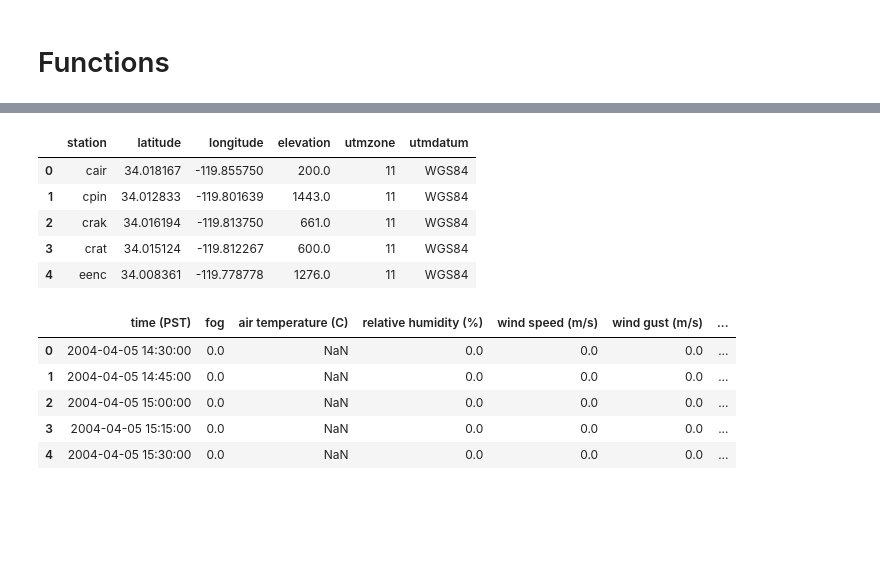
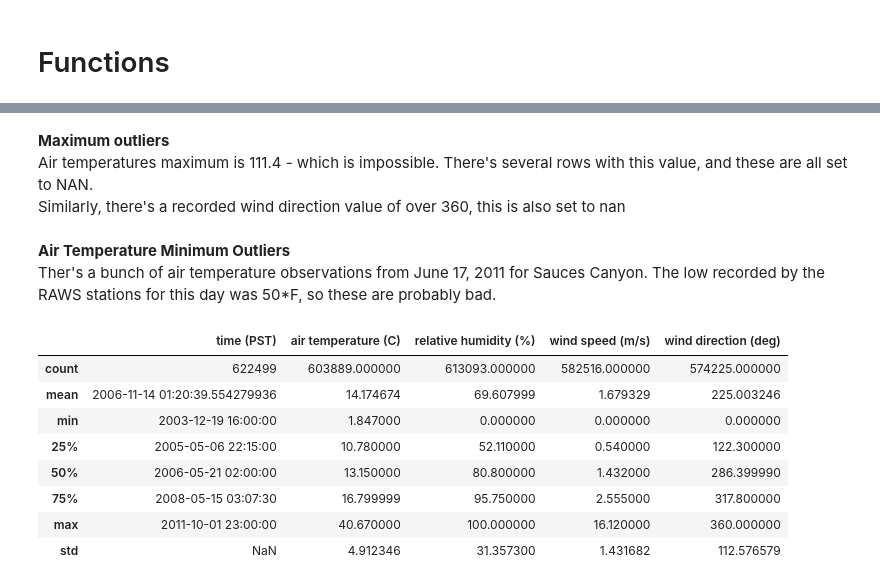
Before and after one commit to UCSB-NRS/sci-wrf-analysis, a Jupyter notebook: notebooks/wrf-met-validation.ipynb, the cells around one changed output, grey strips where cells are left out. Cells and saved outputs as stored; diff of their text form; code cells hidden in the pictures; blank space fills up the shorter version.

```diff
--- a/notebooks/wrf-met-validation.ipynb
+++ b/notebooks/wrf-met-validation.ipynb
@@ -40,4 +43,8 @@ met_coords = pd.read_csv(met_coords_fpath)  # Info about the weather stations
 # Set up met_df
 met_df = pd.read_csv(met_df_fpath, index_col=0)
 met_df['time (PST)'] = pd.to_datetime(met_df['time (PST)'])
-met_df = met_df.set_index(['site', 'time (PST)'])
+
+met_df = met_df[['site', 'time (PST)', 'air temperature (C)', 'relative humidity (%)', 'wind speed (m/s)', 'wind direction (deg)']]
+met_df = met_df.loc[~met_df['site'].isin(['eend', 'eenc', 'crat', 'pozo-smo2', 'pozo-smo1'])]  # Drop irrelevant sites
+
+met_df.describe()
@@ -44,18 +61,30 @@ met_df = met_df.set_index(['site', 'time (PST)'])
-# %%
-met_coords.head()
-# %% [output]
-|  | station | latitude | longitude | elevation | utmzone | utmdatum |
-| 0 | cair | 34.018167 | -119.855750 | 200.0 | 11 | WGS84 |
-| 1 | cpin | 34.012833 | -119.801639 | 1443.0 | 11 | WGS84 |
-| 2 | crak | 34.016194 | -119.813750 | 661.0 | 11 | WGS84 |
-| 3 | crat | 34.015124 | -119.812267 | 600.0 | 11 | WGS84 |
-| 4 | eenc | 34.008361 | -119.778778 | 1276.0 | 11 | WGS84 |
+# %% [markdown]
+__Maximum outliers__
+Air temperatures maximum is 111.4 - which is impossible. There's several rows with this value, and these are all set to NAN.
+Similarly, there's a recorded wind direction value of over 360, this is also set to nan
+# %%
+# Handle outliers
+
+# Air temperature over 50C is unlikely
+met_df.loc[met_df['air temperature (C)'] > 50] # Values are all 111.4 -> set to NaN
+met_df.loc[met_df['air temperature (C)'] > 50, 'air temperature (C)'] = np.nan
+
+# Can't have wind direction over 360
+met_df.loc[met_df['wind direction (deg)'] > 360, 'wind direction (deg)'] = np.nan
+# %% [markdown]
+__Air Temperature Minimum Outliers__
+Ther's a bunch of air temperature observations from June 17, 2011 for Sauces Canyon. The low recorded by the RAWS stations for this day was 50*F, so these are probably bad.
+# %%
+met_df.loc[(met_df['air temperature (C)'] < 2) & (met_df['time (PST)'].dt.month == 6), 'air temperature (C)'] = np.nan
 # %%
-met_df.head()
+met_df.describe()
 # %% [output]
-|  | time (PST) | fog | air temperature (C) | relative humidity (%) | wind speed (m/s) | wind gust (m/s) | ... |
-| 0 | 2004-04-05 14:30:00 | 0.0 | NaN | 0.0 | 0.0 | 0.0 | ... |
-| 1 | 2004-04-05 14:45:00 | 0.0 | NaN | 0.0 | 0.0 | 0.0 | ... |
-| 2 | 2004-04-05 15:00:00 | 0.0 | NaN | 0.0 | 0.0 | 0.0 | ... |
-| 3 | 2004-04-05 15:15:00 | 0.0 | NaN | 0.0 | 0.0 | 0.0 | ... |
-| 4 | 2004-04-05 15:30:00 | 0.0 | NaN | 0.0 | 0.0 | 0.0 | ... |
+|  | time (PST) | air temperature (C) | relative humidity (%) | wind speed (m/s) | wind direction (deg) |
+| count | 622499 | 603889.000000 | 613093.000000 | 582516.000000 | 574225.000000 |
+| mean | 2006-11-14 01:20:39.554279936 | 14.174674 | 69.607999 | 1.679329 | 225.003246 |
+| min | 2003-12-19 16:00:00 | 1.847000 | 0.000000 | 0.000000 | 0.000000 |
+| 25% | 2005-05-06 22:15:00 | 10.780000 | 52.110000 | 0.540000 | 122.300000 |
+| 50% | 2006-05-21 02:00:00 | 13.150000 | 80.800000 | 1.432000 | 286.399990 |
+| 75% | 2008-05-15 03:07:30 | 16.799999 | 95.750000 | 2.555000 | 317.800000 |
+| max | 2011-10-01 23:00:00 | 40.670000 | 100.000000 | 16.120000 | 360.000000 |
+| std | NaN | 4.912346 | 31.357300 | 1.431682 | 112.576579 |
```
Also changed, not shown: parts of 14 cells of this notebook, 1 other file.
